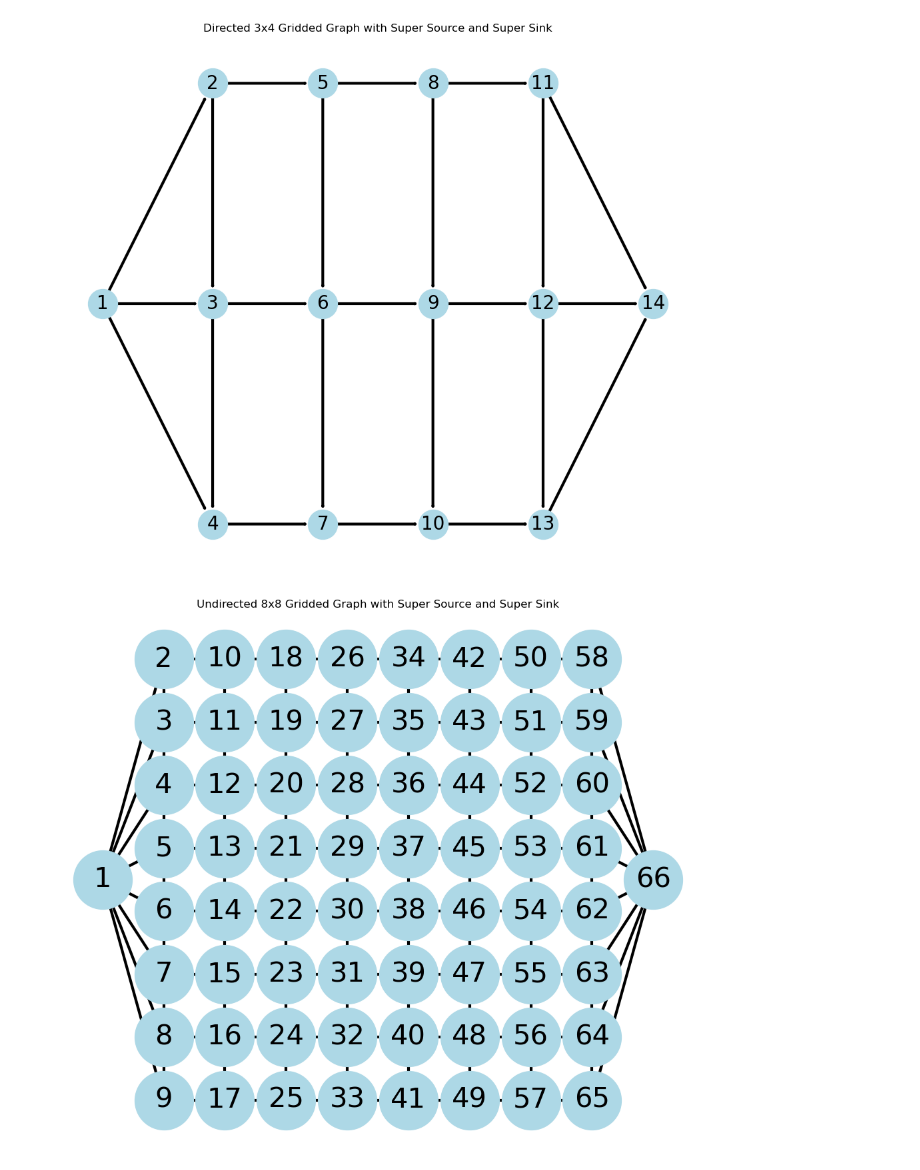
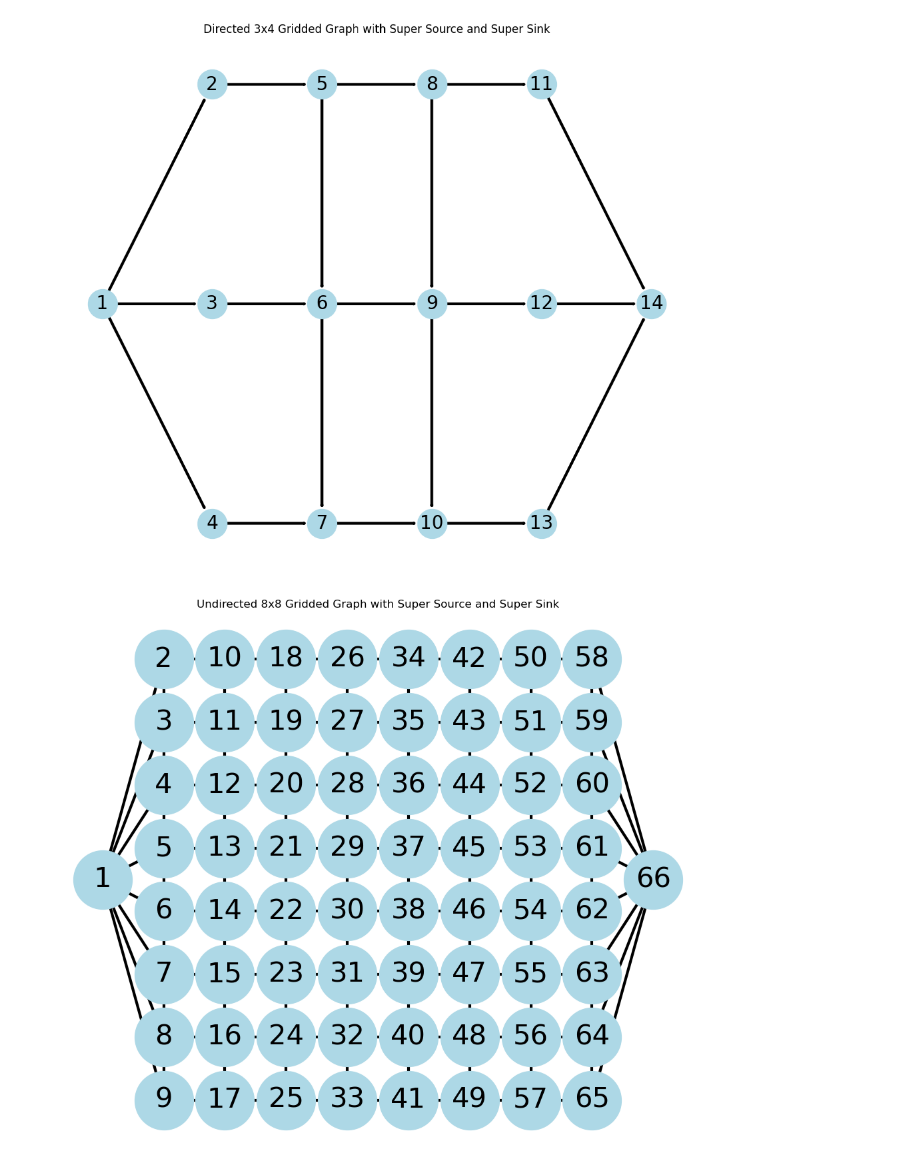
Before and after one commit to m-r-webb/RL-Threat-Adaptive-Network-Interdiction, a Jupyter notebook: Network_Data/Gridded_Graph_Generator.ipynb, the cells around one changed output. Saved outputs shown, nothing was run; the diff lists cells and outputs as text; code cells hidden in the pictures.

Commit message:
Graph Generator
Updated Graphs and graph generator to remove unnecessary vertical edges

```diff
--- a/Network_Data/Gridded_Graph_Generator.ipynb
+++ b/Network_Data/Gridded_Graph_Generator.ipynb
@@ -59,7 +59,9 @@ def create_grid_graph(rows, cols):
             edge_data.append((u, v, interdictable))#, bidirectional))
 
     # Add edges within each column (random direction)
-    for column_nodes in grid_nodes:
+    for col, column_nodes in enumerate(grid_nodes):
+        if col == 0 or col == cols-1:
+            continue
         for i in range(len(column_nodes) - 1):
             #if random.choice([True, False]):
             #    G.add_edge(column_nodes[i], column_nodes[i + 1])
@@ -85,34 +87,34 @@ def create_grid_graph(rows, cols):
 
     # Prepare node data for export
     node_data = []
     for node, (x, y) in node_positions.items():
         node_type = node_types[node]
         node_data.append((node, x, y, node_type))
 
     nodes_df = pd.DataFrame(node_data, columns=['node', 'x_pos', 'y_pos', 'type'])
 
     return G, node_positions, nodes_df, edges_df
 
 def main():
     rows = 3 #int(input("Enter the number of rows: "))
     cols = 4 #int(input("Enter the number of columns: "))
 
     G, node_positions, nodes_df, edges_df = create_grid_graph(rows, cols)
 
     # Export to CSV files
     nodes_df.to_csv('nodes.csv', index=False)
     edges_df.to_csv('edges.csv', index=False)
 
     # Plot the graph with attributes
     plt.figure(figsize=(10, 8))
     nx.draw(G, pos=node_positions, with_labels=True, node_size=1000, node_color='lightblue', font_size= 20, arrowsize=1, width=3, edge_color='black')
     plt.title(f'Directed {rows}x{cols} Gridded Graph with Super Source and Super Sink')
     plt.show()
 
 if __name__ == "__main__":
     main()
 # %% [output]
-[figure, old version]
+[figure, new version]
 # %%
 #WINNER - Modify for providing framework for expanded state space training - undirected Networks
 import networkx as nx
```
Also changed, not shown: 2 other files.
